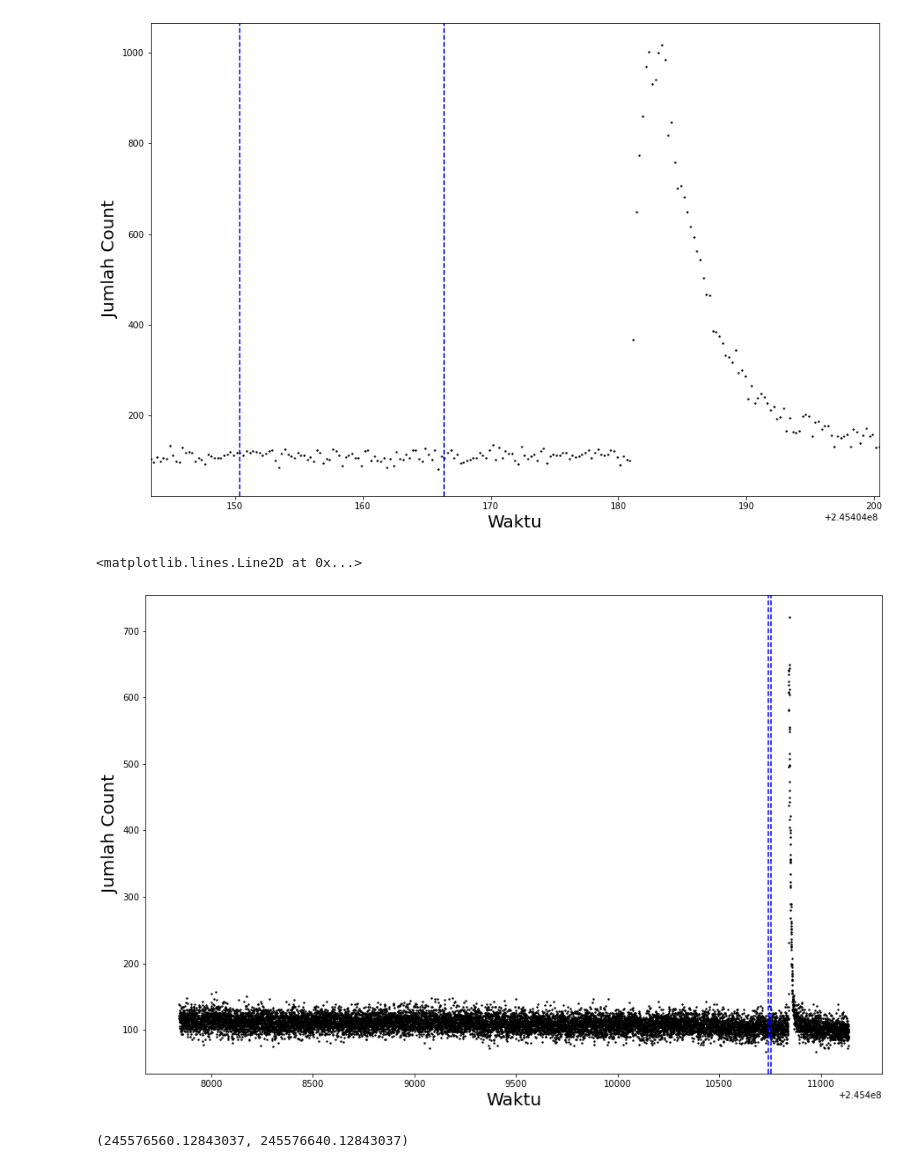
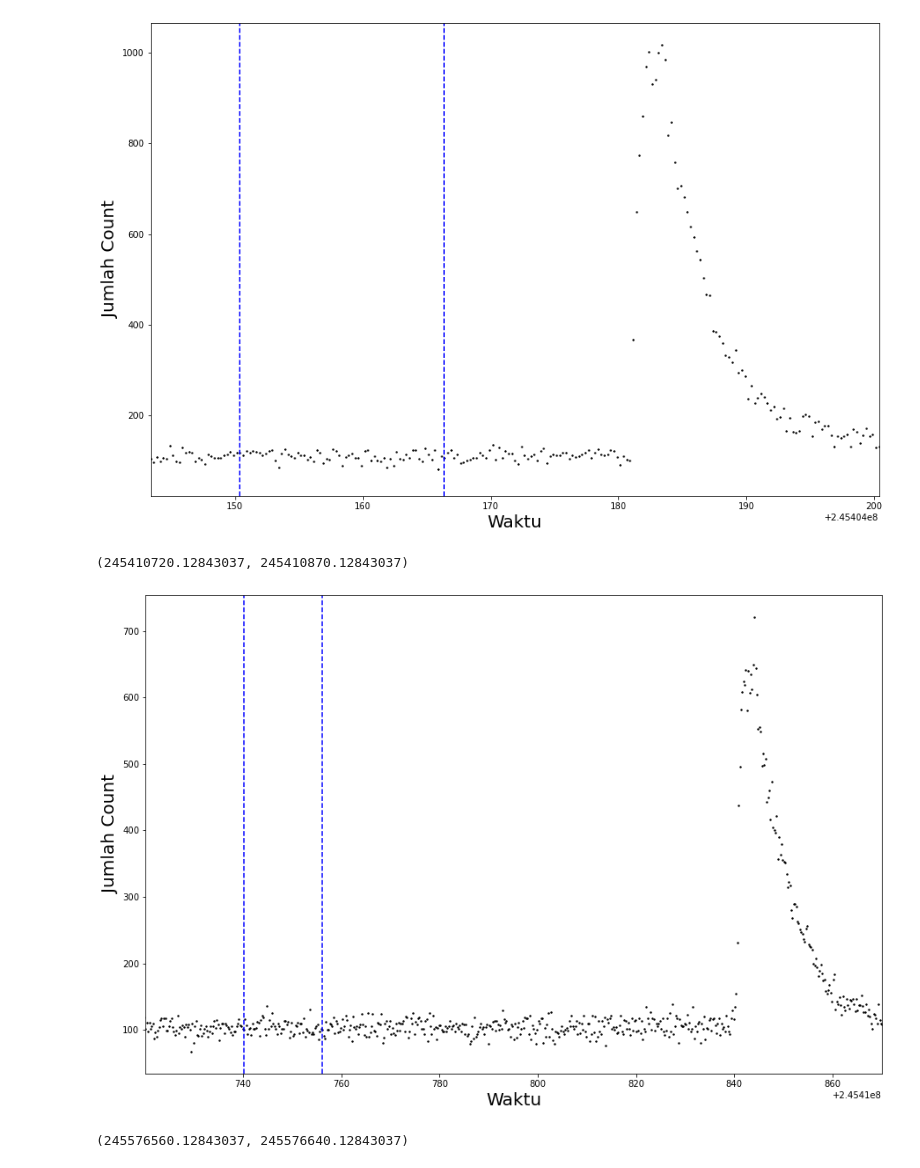
Before and after one commit to muhammaddaud23/time-resolved-spectroscopy, a Jupyter notebook: monitor.ipynb, the cells around one changed output. Cells and saved outputs as stored; diff of their text form; code cells hidden in the pictures.

```diff
--- a/monitor.ipynb
+++ b/monitor.ipynb
@@ -42,18 +55,18 @@ ax.set_xlim([245404143.37843037,245404200.37843037])
 # %%
 #No 4 FS4f_ea0a010-ea0add4
 fig,ax = plt.subplots(figsize=(15,10))
 ax.scatter(time,count,s=2,color='black')
 ax.set_xlabel('Waktu',fontsize=20)
 ax.set_ylabel('Jumlah Count',fontsize=20)
 #plt.axvline(x=245157280.87843037,c='red',ls='--')
 #plt.axvline(x=245157264.87843037,c='red',ls='--')
 plt.axvline(x=245410740.12843037,c='blue',ls='--')
 plt.axvline(x=245410756.12843037,c='blue',ls='--')
 #plt.axvline(x=245157317.37843037,c='green',ls='--')
-#ax.set_xlim([245410780.12843037,245410870.12843037])
+ax.set_xlim([245410720.12843037,245410870.12843037])
 # %% [output]
-<matplotlib.lines.Line2D at 0x...>
+(245410720.12843037, 245410870.12843037)
-[figure, old version]
+[figure, new version]
 # %%
 #No 5 FS4f_ea32820-ea335a3
 fig,ax = plt.subplots(figsize=(15,10))
```
Also changed, not shown: parts of 12 cells of this notebook, 7 other files.
